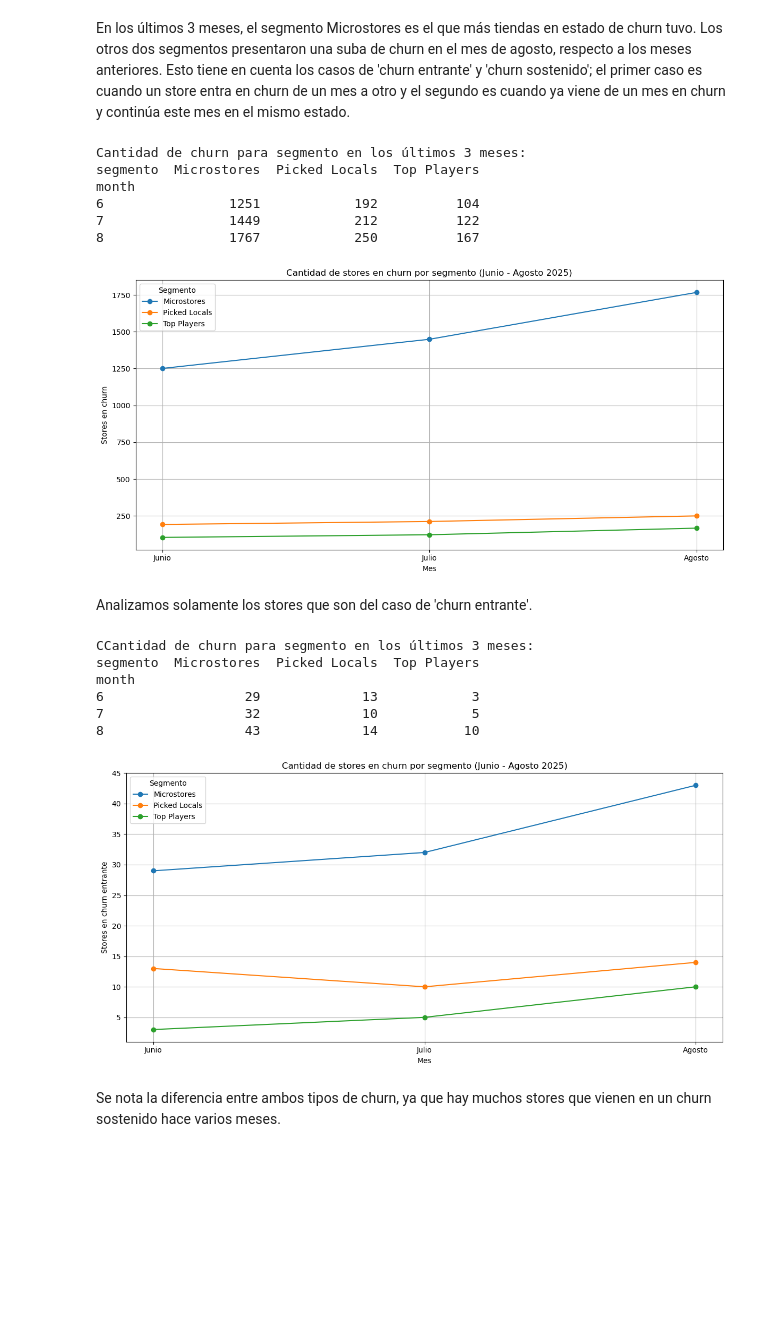
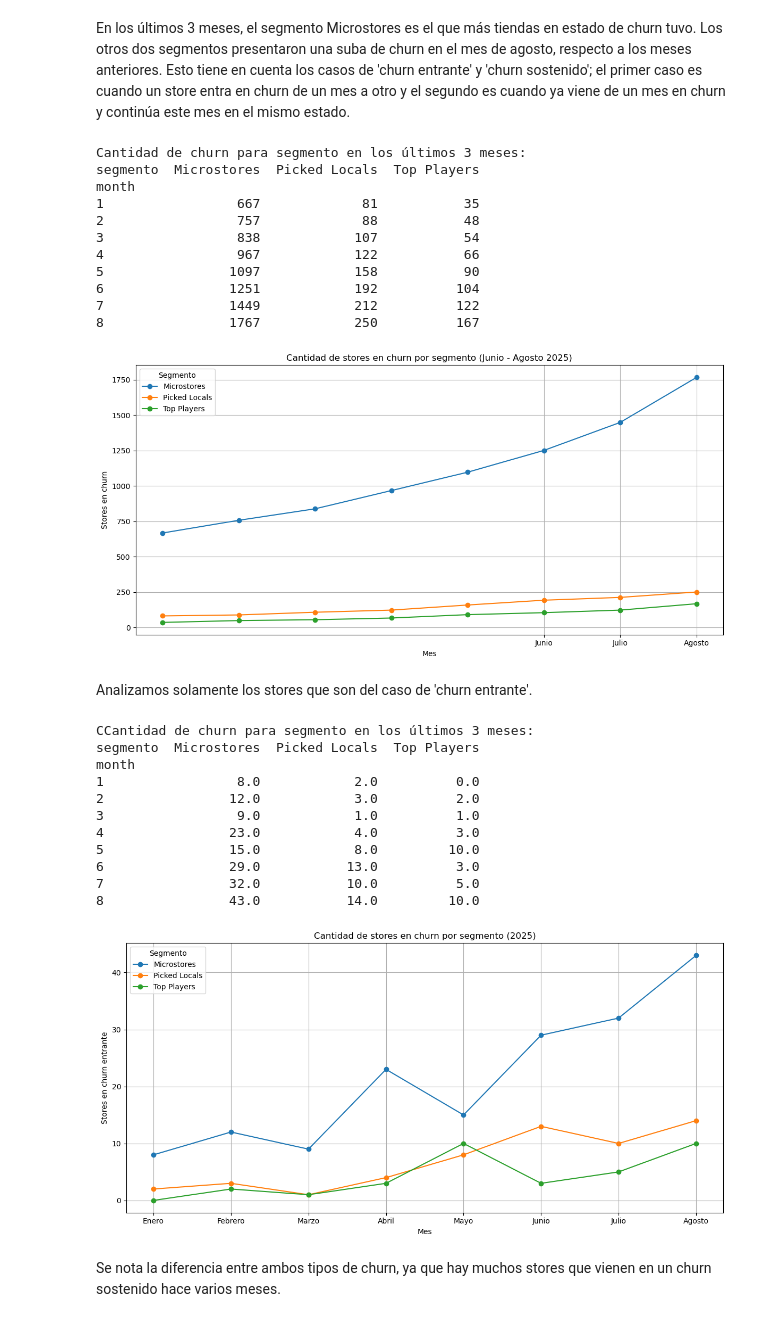
Before and after one commit to Dannamk17/churn-bite, a Jupyter notebook: churn_bite_eda.ipynb, the cells around one changed output. Drawn from its saved outputs; the diff is of its cells as text; code cells hidden in the pictures; blank space fills up the shorter version.

```diff
--- a/churn_bite_eda.ipynb
+++ b/churn_bite_eda.ipynb
@@ -553,7 +816,7 @@ Los otros dos segmentos presentaron una suba de churn en el mes de agosto, respe
 Esto tiene en cuenta los casos de 'churn entrante' y 'churn sostenido'; el primer caso es cuando un store entra en churn de un mes a otro y el segundo es cuando ya viene de un mes en churn y continúa este mes en el mismo estado.
 # %%
 # Filter the stages dataframe for the months 6, 7, and 8 of 2025
-stages_filtered = stages[(stages['year'] == 2025) & (stages['month'].isin([6, 7, 8]))]
+stages_filtered = stages[(stages['year'] == 2025)]
 
 stages_churn = stages_filtered[stages_filtered['STORE_STAGE_LIFECYCLE'].str.contains('Churn', na=False)]
 
@@ -583,45 +846,55 @@ plt.show()
 Cantidad de churn para segmento en los últimos 3 meses:
 segmento  Microstores  Picked Locals  Top Players
 month
+1                 667             81           35
+2                 757             88           48
+3                 838            107           54
+4                 967            122           66
+5                1097            158           90
 6                1251            192          104
 7                1449            212          122
 8                1767            250          167
-[figure, old version]
+[figure, new version]
 # %% [markdown]
 Analizamos solamente los stores que son del caso de 'churn entrante'.
 # %%
 stages_churn_entrante = stages_filtered[stages_filtered['STORE_STAGE_LIFECYCLE'] == 'Churn']
 
 churn_with_segmento = stages_churn_entrante.merge(stores[['store_id', 'segmento']], on='store_id', how='inner')
 
 churn_counts = churn_with_segmento.groupby(['month', 'segmento']).size().reset_index(name='churn_count')
 
 churn_pivot = churn_counts.pivot(index='month', columns='segmento', values='churn_count').fillna(0)
 
 print("CCantidad de churn para segmento en los últimos 3 meses:")
 print(churn_pivot)
 
 plt.figure(figsize=(12, 6))
 
 for segmento in churn_pivot.columns:
     plt.plot(churn_pivot.index, churn_pivot[segmento], marker='o', label=f'{segmento}')
 
-plt.title('Cantidad de stores en churn por segmento (Junio - Agosto 2025)')
+plt.title('Cantidad de stores en churn por segmento (2025)')
 plt.xlabel('Mes')
 plt.ylabel('Stores en churn entrante')
-plt.xticks([6, 7, 8], ['Junio', 'Julio', 'Agosto'])
+plt.xticks([1,2,3,4,5,6, 7, 8], ['Enero','Febrero', 'Marzo','Abril','Mayo', 'Junio', 'Julio', 'Agosto'])
 plt.legend(title='Segmento')
 plt.grid(True)
 plt.tight_layout()
 plt.show()
 # %% [output]
 CCantidad de churn para segmento en los últimos 3 meses:
 segmento  Microstores  Picked Locals  Top Players
 month
-6                  29             13            3
-7                  32             10            5
-8                  43             14           10
+1                 8.0            2.0          0.0
+2                12.0            3.0          2.0
+3                 9.0            1.0          1.0
+4                23.0            4.0          3.0
+5                15.0            8.0         10.0
+6                29.0           13.0          3.0
+7                32.0           10.0          5.0
+8                43.0           14.0         10.0
-[figure, old version]
+[figure, new version]
 # %% [markdown]
 Se nota la diferencia entre ambos tipos de churn, ya que hay muchos stores que vienen en un churn sostenido hace varios meses.
 # %% [markdown]
```
Also changed, not shown: parts of 18 cells of this notebook.
